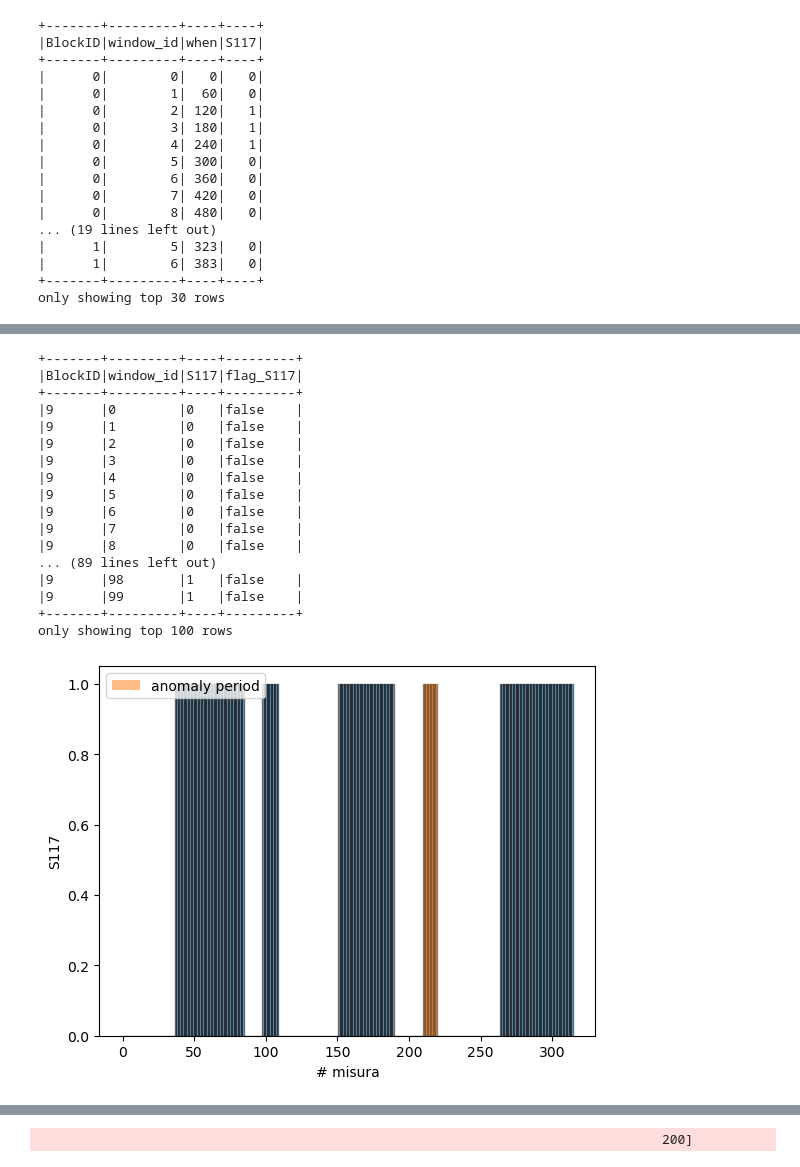
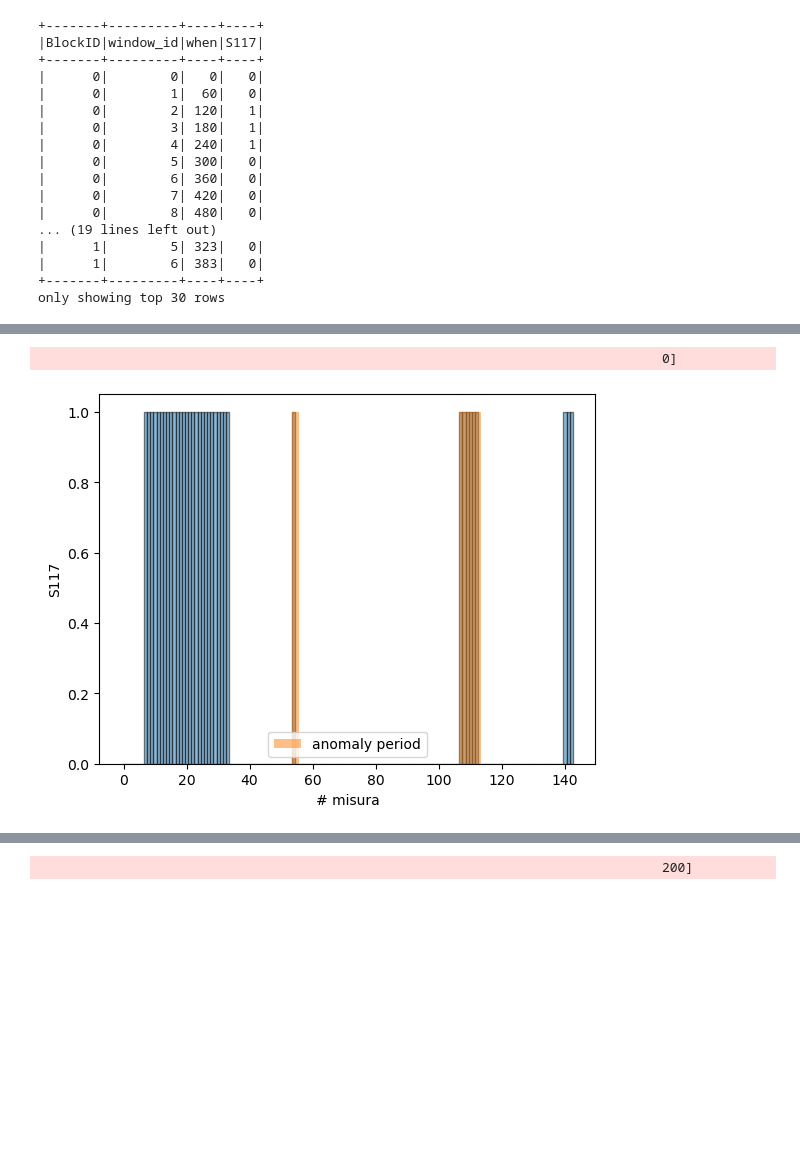
Before and after one commit to RaffaeleSabatini/MAPD2025_proj3, a Jupyter notebook: main.ipynb, the cells around one changed output, grey strips where cells are left out. Cells and saved outputs as stored; diff of their text form; code cells hidden in the pictures; blank space fills up the shorter version.

```diff
--- a/main.ipynb
+++ b/main.ipynb
@@ -907,15 +909,16 @@ df_anomalies \
 +-------+
 only showing top 20 rows
 # %%
-def inspect_anomalies(df_anomalies, sensor, blockID):
+def inspect_anomalies(df_anomalies, sensor, blockID, rowsToShow = 0):
     '''
     Bar plot delle anomalie nel tempo.
     '''
 
-    df_anomalies \
-        .select('BlockID','window_id','S117', 'flag_S117') \
-        .filter(col('BlockID') == blockID) \
-        .show(100, truncate=False)
+    if rowsToShow > 0:
+        df_anomalies \
+            .select('BlockID','window_id','S117', 'flag_S117') \
+            .filter(col('BlockID') == blockID) \
+            .show(rowsToShow, truncate=False)
 
     #--------------------------------------------
 
@@ -938,27 +941,11 @@ def inspect_anomalies(df_anomalies, sensor, blockID):
     #plt.title("misure in successione")
     plt.legend()
     plt.show()
-
-inspect_anomalies(df_anomalies, 'S117', 9)
-# %% [output]
-+-------+---------+----+---------+
-|BlockID|window_id|S117|flag_S117|
-+-------+---------+----+---------+
-|9      |0        |0   |false    |
-|9      |1        |0   |false    |
-|9      |2        |0   |false    |
-|9      |3        |0   |false    |
-|9      |4        |0   |false    |
-|9      |5        |0   |false    |
-|9      |6        |0   |false    |
-|9      |7        |0   |false    |
-|9      |8        |0   |false    |
-... (89 lines left out)
-|9      |98       |1   |false    |
-|9      |99       |1   |false    |
-+-------+---------+----+---------+
-only showing top 100 rows
-[figure, removed]
+# %%
+inspect_anomalies(df_anomalies, 'S117', 28)
+# %% [output]
+                                                                                0]
+[figure, added]
 # %%
 inspect_anomalies(df_anomalies, 'S117', 21)
 # %% [output]
```
Also changed, not shown: parts of 15 cells of this notebook.
